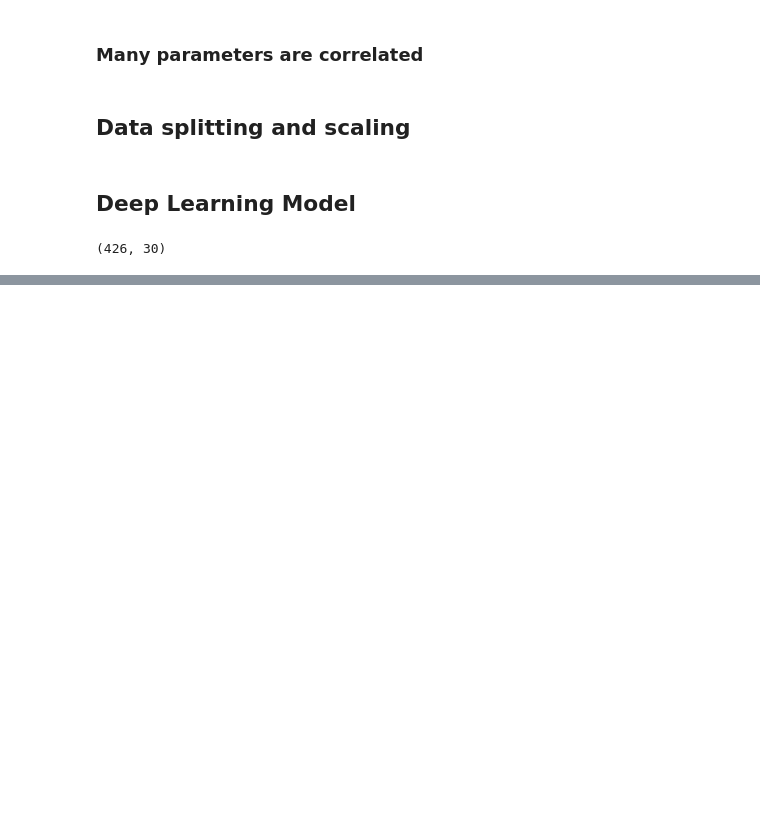
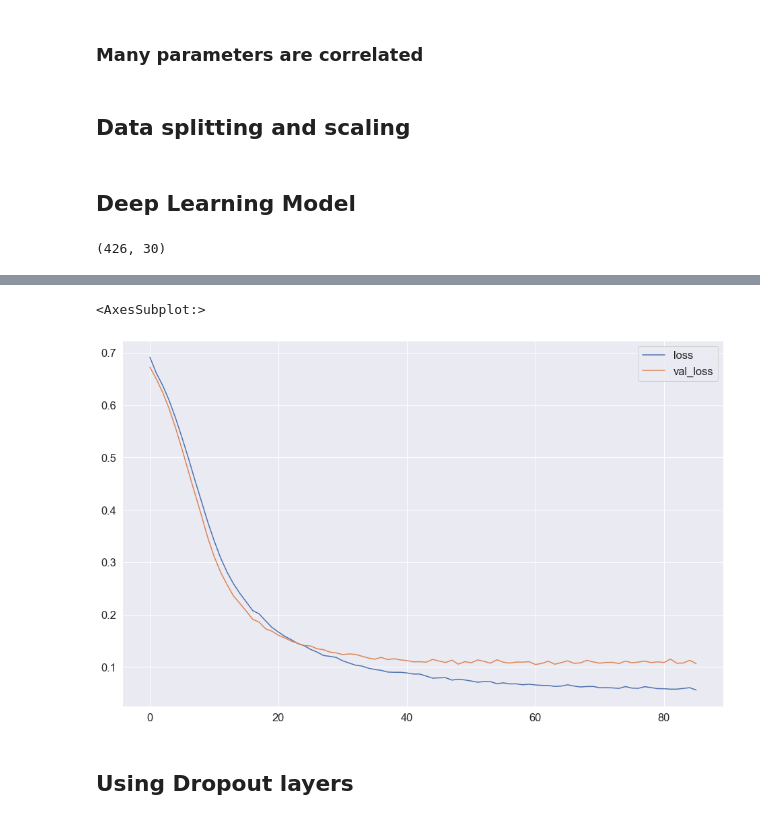
Before and after one commit to Ganesh4693/Tumour-classification, a Jupyter notebook: classification.ipynb, the cells around one changed output, grey strips where cells are left out. Cells and saved outputs as stored; diff of their text form; code cells hidden in the pictures; blank space fills up the shorter version.

```diff
--- a/classification.ipynb
+++ b/classification.ipynb
@@ -152,0 +157,11 @@ losses.plot()
+# %%
+model1=Sequential()
+
+model1.add(Dense(30,activation='relu'))
+
+model1.add(Dense(15,activation='relu'))
+
+# Binary Classification problem
+model1.add(Dense(1,activation='sigmoid'))
+
+model1.compile(optimizer='adam',loss='binary_crossentropy')
@@ -152,0 +188,5 @@ losses.plot()
+# %%
+early_stop=EarlyStopping(monitor='val_loss',mode='min',verbose=1,patience=25)
+# %%
+model1.fit(x=X_train,y=y_train,epochs=600,validation_data=(X_test,y_test),
+callbacks=[early_stop])
@@ -152,0 +212,9 @@ losses.plot()
+# %%
+losses_new=pd.DataFrame(model1.history.history)
+# %%
+losses_new.plot(figsize=(16,10))
+# %% [output]
+<AxesSubplot:>
+[figure, added]
+# %% [markdown]
+## Using Dropout layers
```
Also changed, not shown: parts of 13 cells of this notebook.
